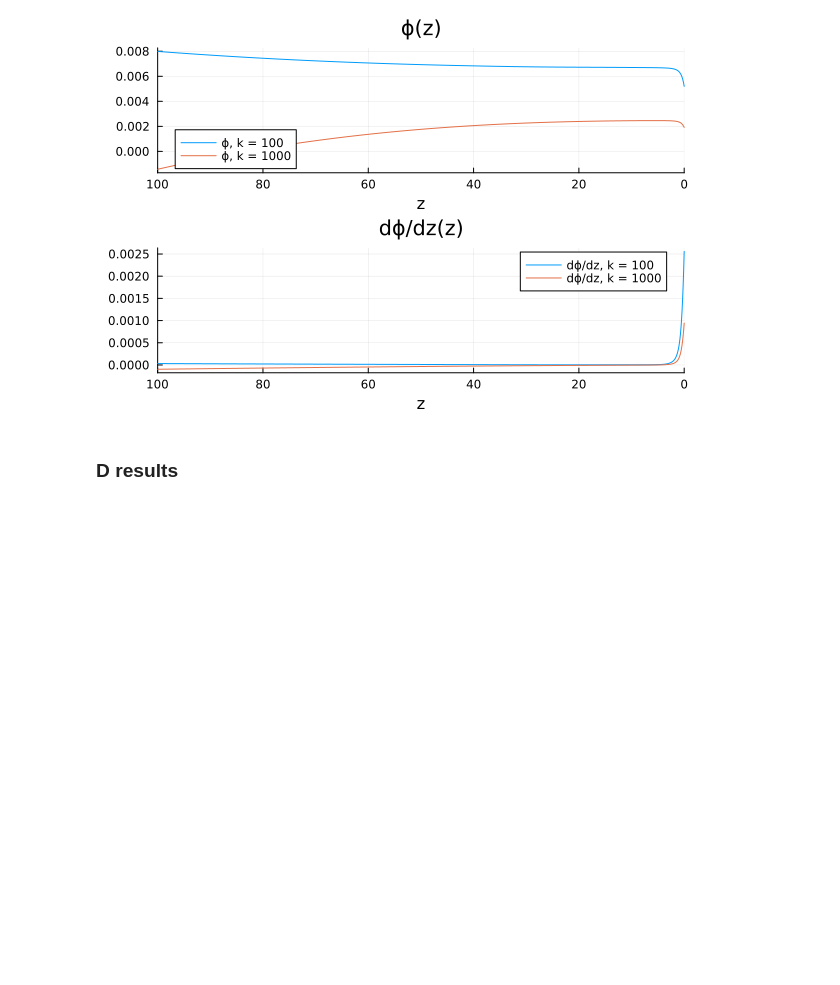
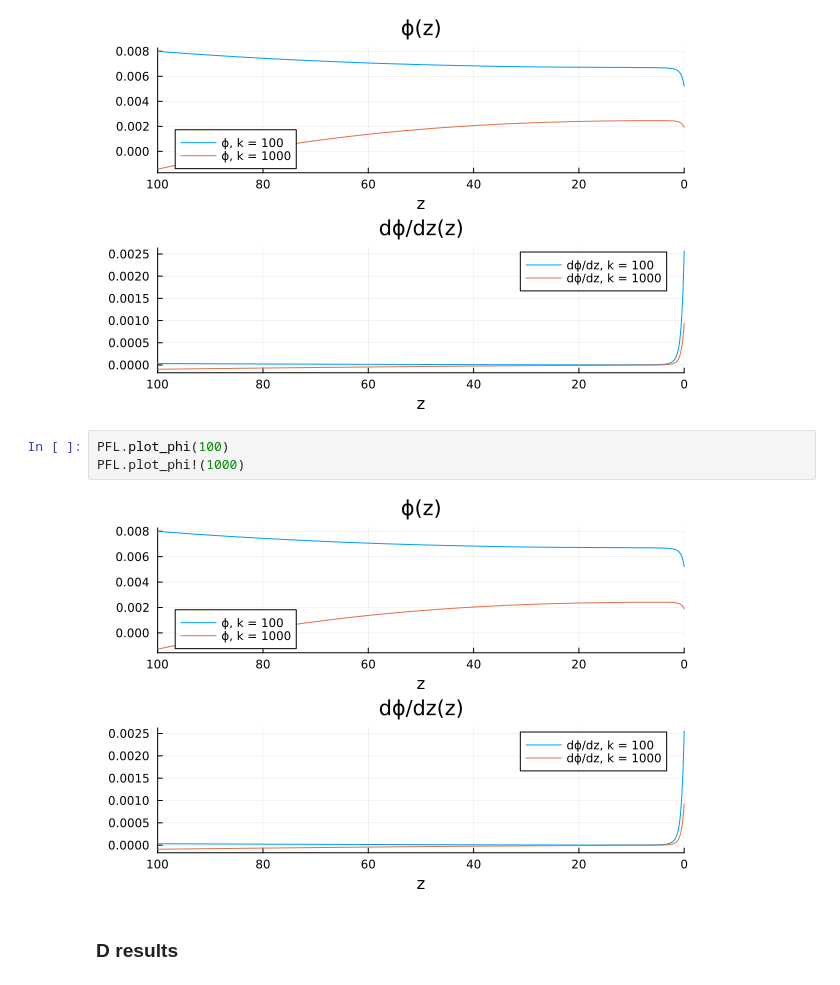
Before and after one commit to Reverse-Pyramid/Nonlocal-21cm-Cosmology, a Jupyter notebook: Nonlocal_21cm/Testing/test.ipynb, the cells around one changed output. Cells and saved outputs as stored; diff of their text form; blank space fills up the shorter version.

```diff
--- a/Nonlocal_21cm/Testing/test.ipynb
+++ b/Nonlocal_21cm/Testing/test.ipynb
@@ -17,6 +17,11 @@ PF.plot_phi(100)
 PF.plot_phi!(1000)
 # %% [output]
 [figure]
+# %%
+PFL.plot_phi(100)
+PFL.plot_phi!(1000)
+# %% [output]
+[figure, added]
 # %% [markdown]
 ### D results
 # %%
```
Also changed, not shown: parts of 5 cells of this notebook, 3 other files.
